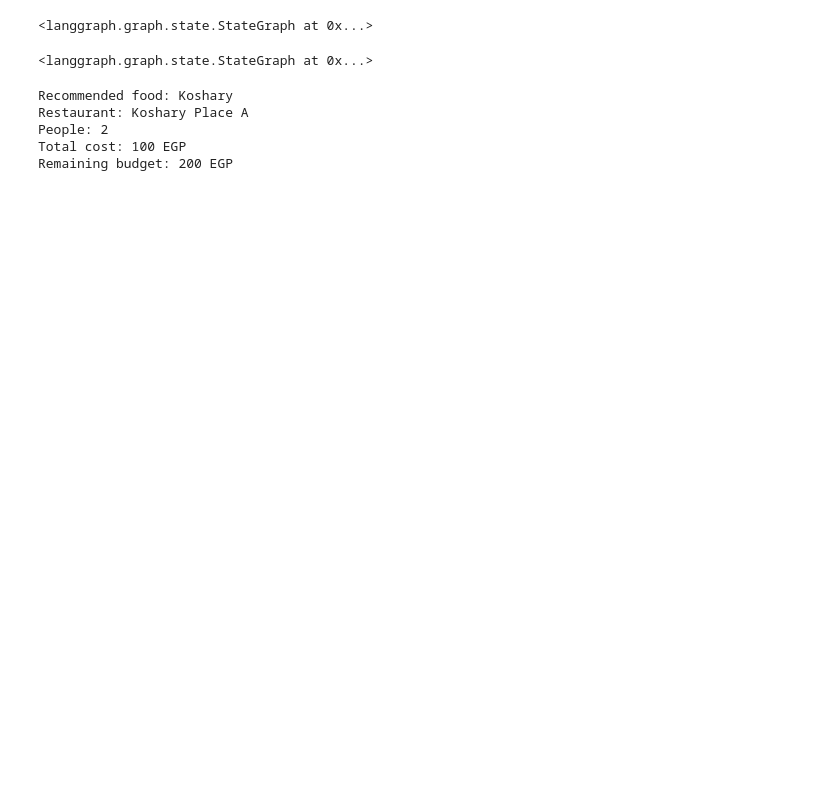
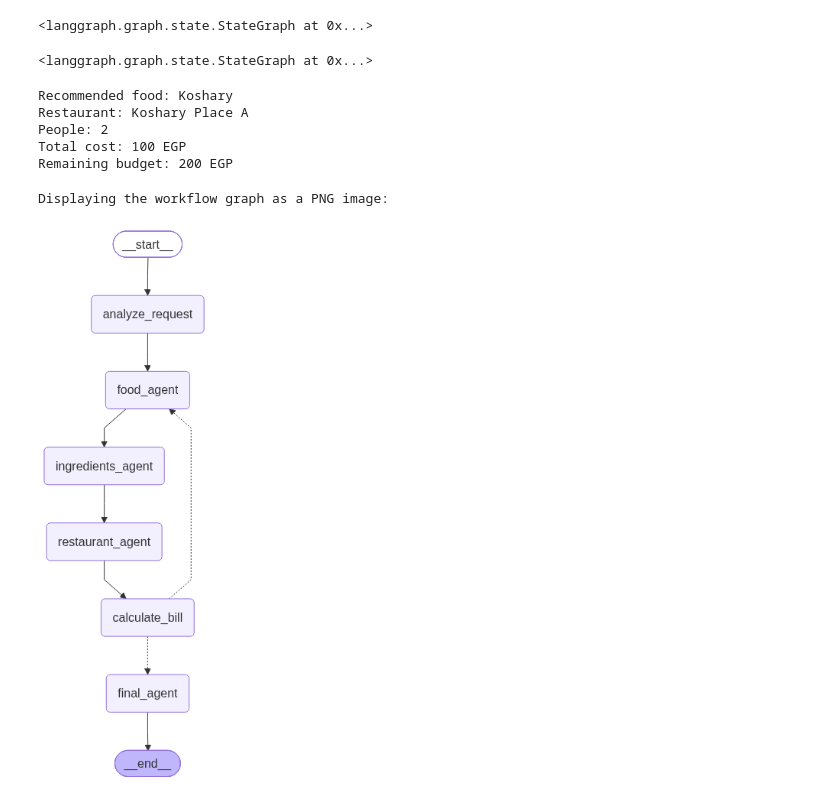
Before and after one commit to gehad-abdulaziz/agentic_labs, a Jupyter notebook: langGraph_TryCom.ipynb, the cells around one changed output. Drawn from its saved outputs; the diff is of its cells as text; code cells hidden in the pictures; blank space fills up the shorter version.

```diff
--- a/langGraph_TryCom.ipynb
+++ b/langGraph_TryCom.ipynb
@@ -336,3 +287,11 @@ Restaurant: Koshary Place A
 People: 2
 Total cost: 100 EGP
 Remaining budget: 200 EGP
+# %%
+from IPython.display import Image, display
+
+print("Displaying the workflow graph as a PNG image:")
+display(Image(app.get_graph().draw_mermaid_png()))
+# %% [output]
+Displaying the workflow graph as a PNG image:
+[figure, added]
```
Also changed, not shown: parts of 3 cells of this notebook.
